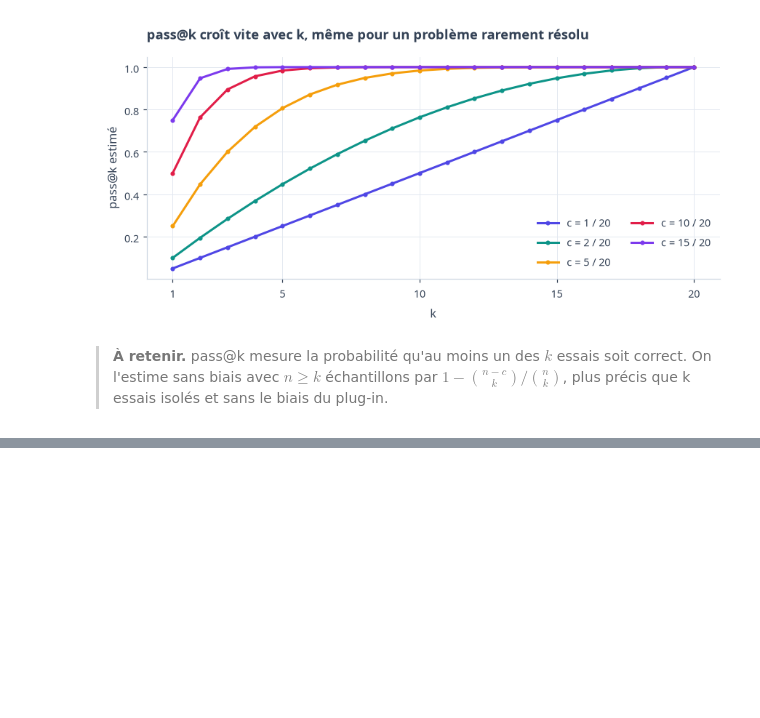
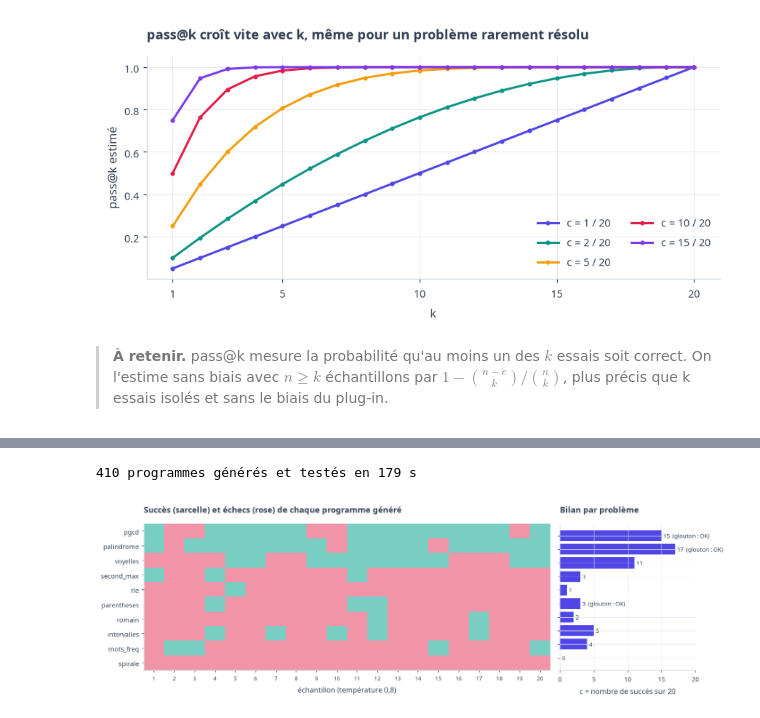
Before and after one commit to gwils28/AI_Engineering__ByTheBook, a Jupyter notebook: notebooks/ch03_methodologie_evaluation/ch03_cours_2_evaluation_exacte.ipynb, the cells around one changed output, grey strips where cells are left out. Drawn from its saved outputs; the diff is of its cells as text; code cells hidden in the pictures; blank space fills up the shorter version.

Commit message:
Cours ch03 : Expérience : Qwen2.5-0.5B sur un mini-banc de tests unitair… ; Correspondance exacte (+3)

```diff
--- a/notebooks/ch03_methodologie_evaluation/ch03_cours_2_evaluation_exacte.ipynb
+++ b/notebooks/ch03_methodologie_evaluation/ch03_cours_2_evaluation_exacte.ipynb
@@ -199,0 +216,42 @@ plt.tight_layout(); plt.show()
+# %%
+N = 20
+t0 = time.time()
+resultats, textes = [], {}
+for pb in ev.CODE_PROBLEMS:
+    for T in [0.8, 0.2]:
+        sorties = ev.sample_solutions(pb, llm.SMALL, n=N, temperature=T)
+        textes[(pb["name"], T)] = sorties
+        for j, s in enumerate(sorties):
+            r = ev.run_tests(ev.extract_code(s), pb["tests"])
+            resultats.append(dict(probleme=pb["name"], T=T, ech=j, ok=r.passed, erreur=r.error or "aucune",
+                                  frac=r.n_passed / r.n_tests))
+    g = ev.sample_solutions(pb, llm.SMALL, temperature=0)[0]
+    textes[(pb["name"], 0)] = [g]
+    r = ev.run_tests(ev.extract_code(g), pb["tests"])
+    resultats.append(dict(probleme=pb["name"], T=0.0, ech=0, ok=r.passed, erreur=r.error or "aucune",
+                          frac=r.n_passed / r.n_tests))
+R = pd.DataFrame(resultats)
+print(f"{len(R)} programmes générés et testés en {time.time() - t0:.0f} s")
+# %% [output]
+410 programmes générés et testés en 179 s
+# %%
+ordre = [pb["name"] for pb in ev.CODE_PROBLEMS]
+M = R[R["T"] == 0.8].pivot(index="probleme", columns="ech", values="ok").loc[ordre].astype(float)
+fig, (ax, ax2) = plt.subplots(1, 2, figsize=(13, 4.2), gridspec_kw=dict(width_ratios=[3, 1]))
+ax.imshow(M.values, cmap="aie_div", vmin=-0.2, vmax=1.2, aspect="auto")
+ax.set_yticks(range(len(ordre))); ax.set_yticklabels(ordre)
+ax.set_xticks(range(N)); ax.set_xticklabels(range(1, N + 1), fontsize=8)
+ax.set_xlabel("échantillon (température 0,8)")
+ax.set_title("Succès (sarcelle) et échecs (rose) de chaque programme généré")
+ax.grid(False)
+c = M.sum(axis=1)
+ax2.barh(range(len(ordre)), c.values, color=INDIGO)
+ax2.set_yticks(range(len(ordre))); ax2.set_yticklabels([]); ax2.invert_yaxis()
+ax2.set_xlim(0, N); ax2.set_xlabel(f"c = nombre de succès sur {N}")
+glouton = R[R["T"] == 0.0].set_index("probleme").loc[ordre, "ok"]
+for i, (cc, gg) in enumerate(zip(c.values, glouton.values)):
+    ax2.text(cc + 0.3, i, f"{cc:.0f}" + ("  (glouton : OK)" if gg else ""), va="center", fontsize=8.5)
+ax2.set_title("Bilan par problème")
+plt.tight_layout(); plt.show()
+# %% [output]
+[figure, added]
```
Also changed, not shown: parts of 29 cells of this notebook.
